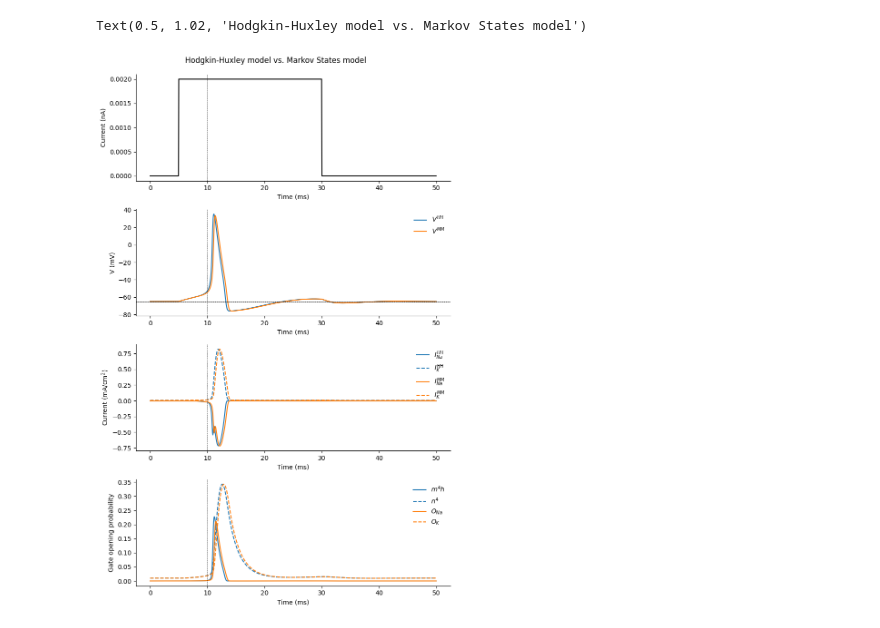
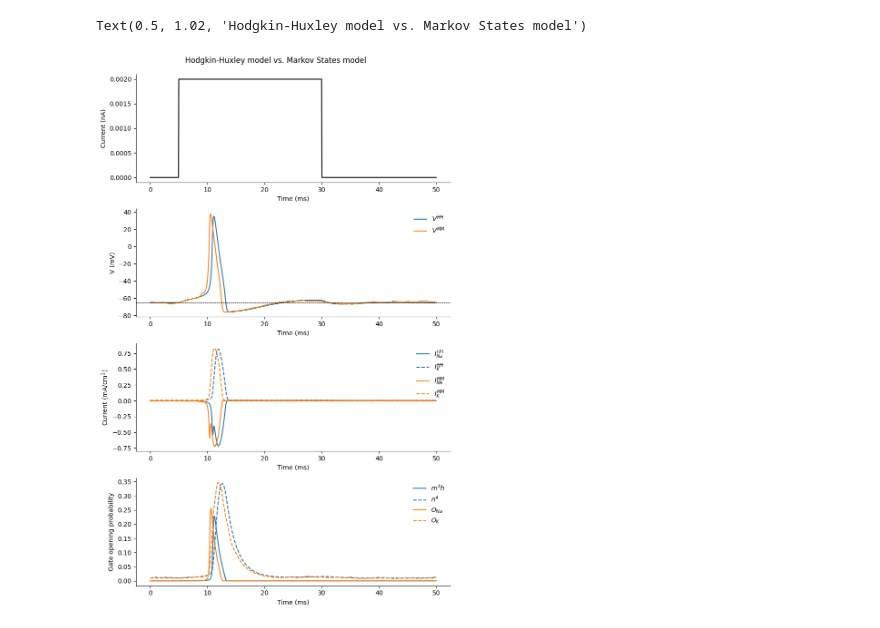
Before and after one commit to jaxleyverse/jaxley-mech, a Jupyter notebook: notebooks/channels/hodgkin52.ipynb, the cells around one changed output. Saved outputs shown, nothing was run; the diff lists cells and outputs as text; code cells hidden in the pictures.

Commit message:
change: default Na8States and K5States to sde

```diff
--- a/notebooks/channels/hodgkin52.ipynb
+++ b/notebooks/channels/hodgkin52.ipynb
@@ -65,7 +65,7 @@ for channel_name, channel_param in params.items():
 cell_hh.init_states()
 
 
-state_names = ["Na_m", "Na_h", "K_n", "i_Na", "i_K", "i_Leak", "v"]
+state_names = ["Na_m", "Na_h", "K_n", "iNa", "iK", "iLeak", "v"]
 for state_name in state_names:
     cell_hh.record(state_name, verbose=False)
 
@@ -80,8 +80,8 @@ for i, state_name in enumerate(state_names):
 # markov formulation of HH model
 cell_mm = Compartment()
 
-na_mm = Na8States(name="Na", solver="newton")
-k_mm = K5States(name="K", solver="newton")
+na_mm = Na8States(name="Na", solver="sde")
+k_mm = K5States(name="K", solver="sde")
 leak = Leak()
 
 cell_mm.insert(na_mm)
@@ -92,10 +92,14 @@ for channel_name, channel_param in params.items():
     cell_mm.set(channel_name, channel_param)
 cell_mm.init_states()
 
+cell_mm.set("Na_N_Na", 7000.0)
+cell_mm.set("K_N_K", 3000.0)
+cell_mm.set("Na_noise_seed", 2046) # random seed
+cell_mm.set("K_noise_seed", 2046)
 
 
 state_names = ["Na_C3", "Na_C2", "Na_C1", "Na_I3", "Na_I2", "Na_I1", "Na_I", "Na_O",
-               "K_C4", "K_C3", "K_C2", "K_C1", "K_O", "i_Na", "i_K", "i_Leak", "v"]
+               "K_C4", "K_C3", "K_C2", "K_C1", "K_O", "iNa", "iK", "iLeak", "v"]
 for state_name in state_names:
     cell_mm.record(state_name, verbose=False)
 
@@ -119,36 +123,35 @@ fig, ax = plt.subplot_mosaic(
 
 ax["I"].plot(time_vec, current, color='black')
 ax["I"].set_ylabel("Current (nA)")
 
 ax["V"].plot(time_vec, s_hh_dict["v"], label=r"$V^{HH}$")
 ax["V"].plot(time_vec, s_mm_dict["v"], label=r"$V^{MM}$")
 ax["V"].axhline(-65, color="black", lw=0.5, ls="--")
 ax["V"].set_ylabel("V (mV)")
 ax["V"].legend(frameon=False)
 
-ax["i"].plot(time_vec, s_hh_dict["i_Na"], label=r"$I_{Na}^{HH}$", color="C0")
-ax["i"].plot(time_vec, s_hh_dict["i_K"], label=r"$I_{K}^{HH}$", color="C0", linestyle='--', )
+ax["i"].plot(time_vec, s_hh_dict["iNa"], label=r"$I_{Na}^{HH}$", color="C0")
+ax["i"].plot(time_vec, s_hh_dict["iK"], label=r"$I_{K}^{HH}$", color="C0", linestyle='--', )
 
-ax["i"].plot(time_vec, s_mm_dict["i_Na"], label=r"$I_{Na}^{MM}$", color="C1" )
-ax["i"].plot(time_vec, s_mm_dict["i_K"], color="C1", linestyle='--', label=r"$I_{K}^{MM}$")
+ax["i"].plot(time_vec, s_mm_dict["iNa"], label=r"$I_{Na}^{MM}$", color="C1" )
+ax["i"].plot(time_vec, s_mm_dict["iK"], color="C1", linestyle='--', label=r"$I_{K}^{MM}$")
 ax["i"].set_ylabel("Current (mA/cm$^2$)")
 ax["i"].legend(frameon=False)
 
 ax["O"].plot(time_vec, s_hh_dict["Na_m"] ** 3 * s_hh_dict["Na_h"], label=r"$m^4h$", color="C0")
 ax["O"].plot(time_vec, s_hh_dict["K_n"] ** 4, label=r"$n^4$",  color="C0", linestyle='--')
 
 ax["O"].plot(time_vec, s_mm_dict["Na_O"], label=r"$O_{Na}$",color="C1")
 ax["O"].plot(time_vec, s_mm_dict["K_O"], label=r"$O_{K}$", color="C1", linestyle='--')
 ax["O"].set_ylabel("Gate opening probability")
 ax["O"].legend(frameon=False)
 
 for a in ax.values():
     a.spines[["top", "right"]].set_visible(False)
-    a.axvline(10, color="black", lw=0.5, ls="--")
     a.set_xlabel("Time (ms)")
 
 fig.tight_layout()
 fig.suptitle("Hodgkin-Huxley model vs. Markov States model", y=1.02)
 # %% [output]
 Text(0.5, 1.02, 'Hodgkin-Huxley model vs. Markov States model')
-[figure, old version]
+[figure, new version]
```
Also changed, not shown: parts of 5 cells of this notebook, 4 other files.
